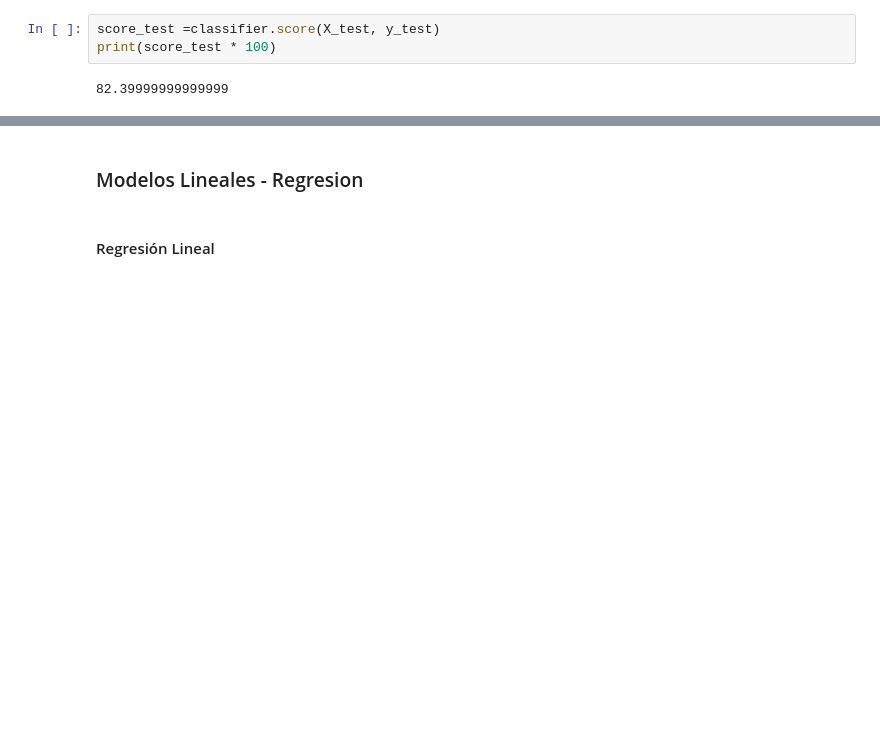
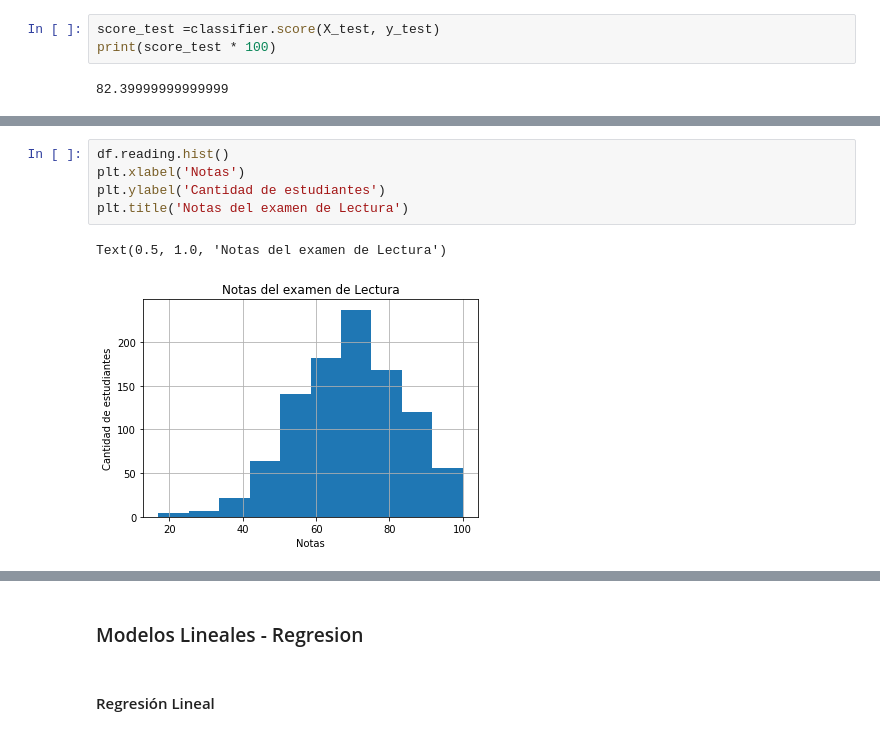
Before and after one commit to lsalazarv/Tarea-3, a Jupyter notebook: Tarea 3.ipynb, the cells around one changed output, grey strips where cells are left out. Saved outputs shown, nothing was run; the diff lists cells and outputs as text; blank space fills up the shorter version.

```diff
--- a/Tarea 3.ipynb
+++ b/Tarea 3.ipynb
@@ -296,0 +313,8 @@ print(score_test * 100)
+# %%
+df.reading.hist()
+plt.xlabel('Notas')
+plt.ylabel('Cantidad de estudiantes')
+plt.title('Notas del examen de Lectura')
+# %% [output]
+Text(0.5, 1.0, 'Notas del examen de Lectura')
+[figure, added]
```
Also changed, not shown: parts of 5 cells of this notebook.
